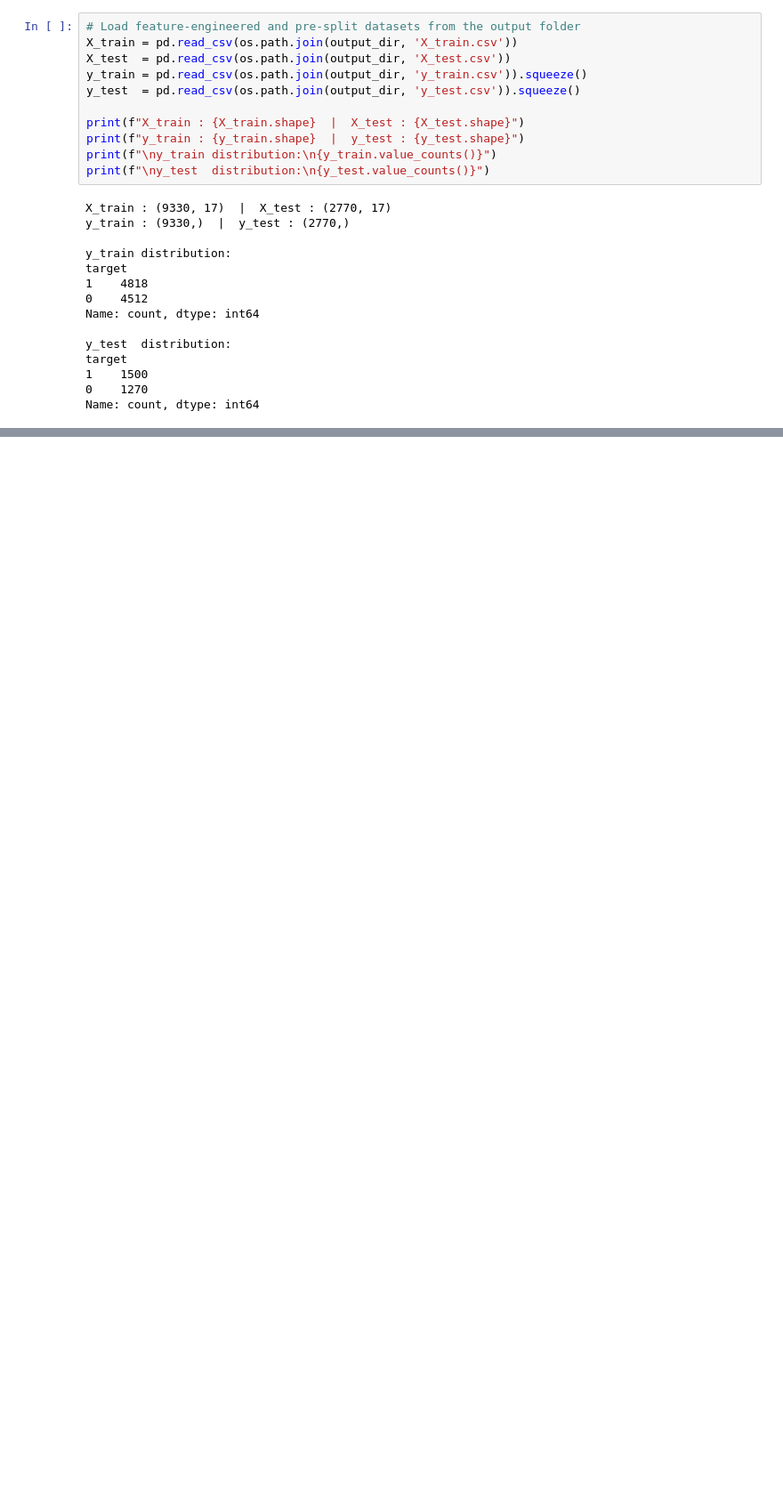
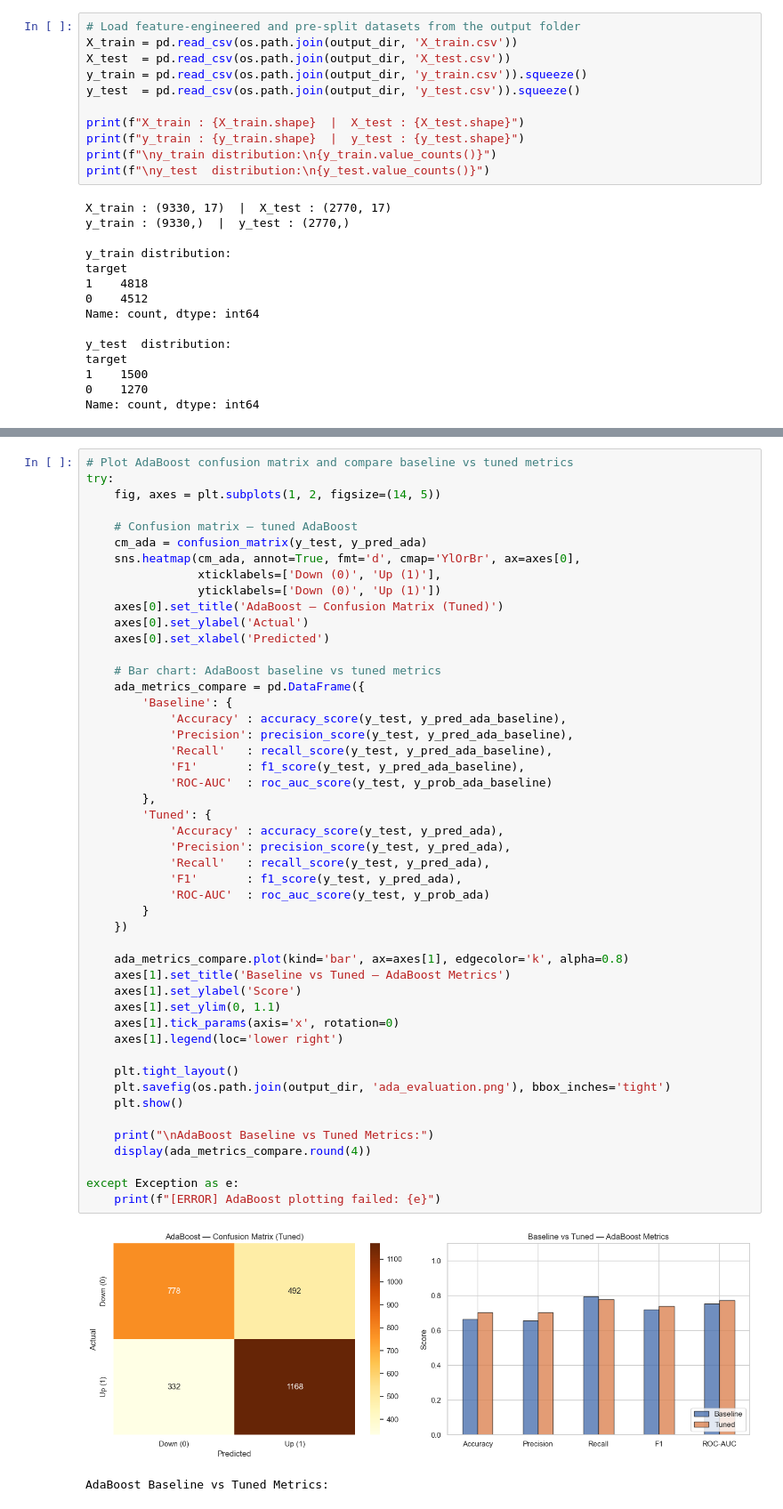
Before and after one commit to deshmukhm020590/s_n_p_classifier, a Jupyter notebook: model_files/notebooks/src/04_model_predict.ipynb, the cells around one changed output, grey strips where cells are left out. Shown at 89% size. Saved outputs shown, nothing was run; the diff lists cells and outputs as text; blank space fills up the shorter version.

Commit message:
19th: Added Boosting models (AdaBoost, GBM and XGBoost) code to 04_model_predict.ipynb

```diff
--- a/model_files/notebooks/src/04_model_predict.ipynb
+++ b/model_files/notebooks/src/04_model_predict.ipynb
@@ -789,0 +709,51 @@ Random Forest Baseline vs Tuned Metrics:
+# %%
+# Plot AdaBoost confusion matrix and compare baseline vs tuned metrics
+try:
+    fig, axes = plt.subplots(1, 2, figsize=(14, 5))
+
+    # Confusion matrix — tuned AdaBoost
+    cm_ada = confusion_matrix(y_test, y_pred_ada)
+    sns.heatmap(cm_ada, annot=True, fmt='d', cmap='YlOrBr', ax=axes[0],
+                xticklabels=['Down (0)', 'Up (1)'],
+                yticklabels=['Down (0)', 'Up (1)'])
+    axes[0].set_title('AdaBoost — Confusion Matrix (Tuned)')
+    axes[0].set_ylabel('Actual')
+    axes[0].set_xlabel('Predicted')
+
+    # Bar chart: AdaBoost baseline vs tuned metrics
+    ada_metrics_compare = pd.DataFrame({
+        'Baseline': {
+            'Accuracy' : accuracy_score(y_test, y_pred_ada_baseline),
+            'Precision': precision_score(y_test, y_pred_ada_baseline),
+            'Recall'   : recall_score(y_test, y_pred_ada_baseline),
+            'F1'       : f1_score(y_test, y_pred_ada_baseline),
+            'ROC-AUC'  : roc_auc_score(y_test, y_prob_ada_baseline)
+        },
+        'Tuned': {
+            'Accuracy' : accuracy_score(y_test, y_pred_ada),
+            'Precision': precision_score(y_test, y_pred_ada),
+            'Recall'   : recall_score(y_test, y_pred_ada),
+            'F1'       : f1_score(y_test, y_pred_ada),
+            'ROC-AUC'  : roc_auc_score(y_test, y_prob_ada)
+        }
+    })
+
+    ada_metrics_compare.plot(kind='bar', ax=axes[1], edgecolor='k', alpha=0.8)
+    axes[1].set_title('Baseline vs Tuned — AdaBoost Metrics')
+    axes[1].set_ylabel('Score')
+    axes[1].set_ylim(0, 1.1)
+    axes[1].tick_params(axis='x', rotation=0)
+    axes[1].legend(loc='lower right')
+
+    plt.tight_layout()
+    plt.savefig(os.path.join(output_dir, 'ada_evaluation.png'), bbox_inches='tight')
+    plt.show()
+
+    print("\nAdaBoost Baseline vs Tuned Metrics:")
+    display(ada_metrics_compare.round(4))
+
+except Exception as e:
+    print(f"[ERROR] AdaBoost plotting failed: {e}")
+# %% [output]
+[figure, added]
+AdaBoost Baseline vs Tuned Metrics:
```
Also changed, not shown: parts of 28 cells of this notebook, 3 other files.
